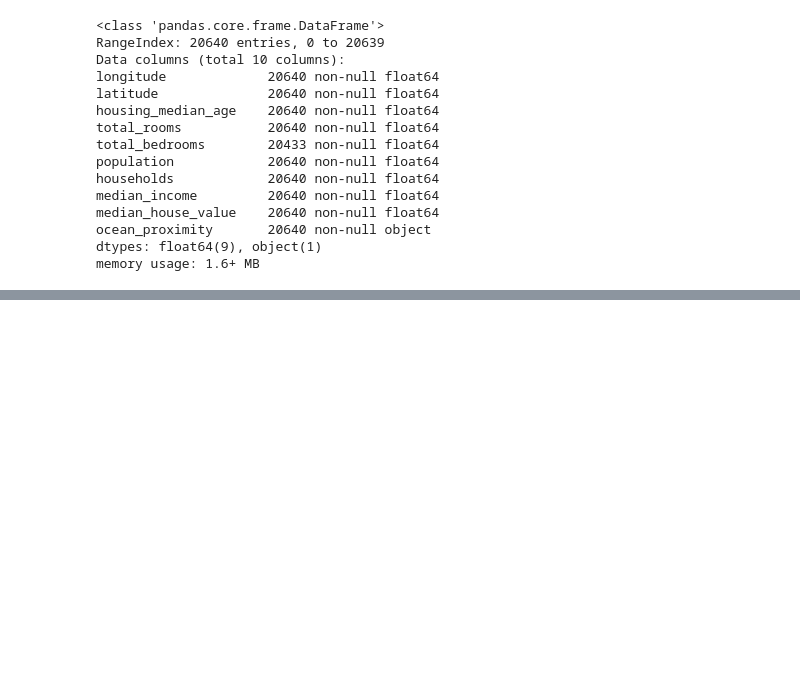
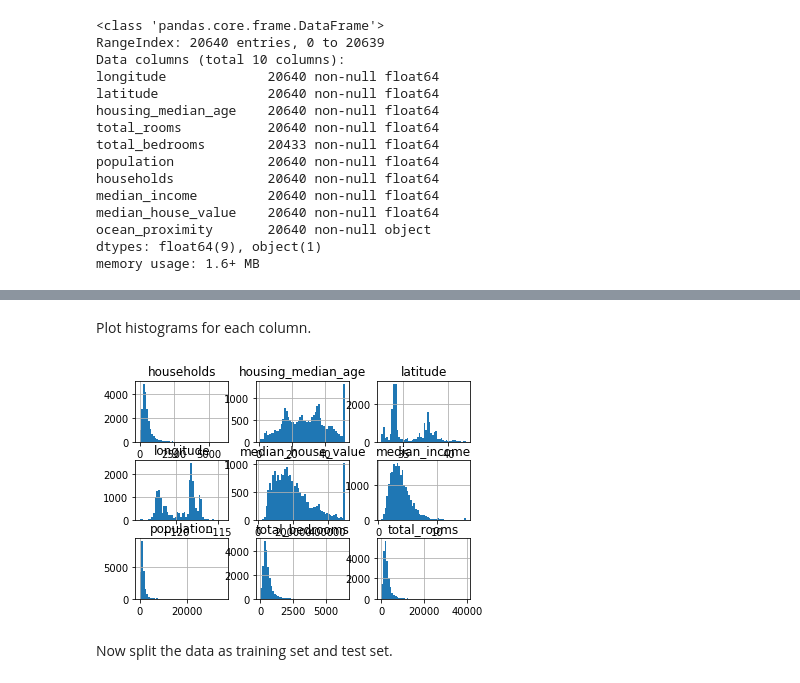
Before and after one commit to venkat2ram/Python, a Jupyter notebook: Chapter2.ipynb, the cells around one changed output, grey strips where cells are left out. Drawn from its saved outputs; the diff is of its cells as text; code cells hidden in the pictures; blank space fills up the shorter version.

```diff
--- a/Chapter2.ipynb
+++ b/Chapter2.ipynb
@@ -62,0 +88,11 @@ memory usage: 1.6+ MB
+# %% [markdown]
+Plot histograms for each column.
+# %%
+%matplotlib inline
+import matplotlib.pyplot as plt
+housing.hist(bins=50)
+plt.show()
+# %% [output]
+[figure, added]
+# %% [markdown]
+Now split the data as training set and test set.
```
Also changed, not shown: parts of 5 cells of this notebook.
